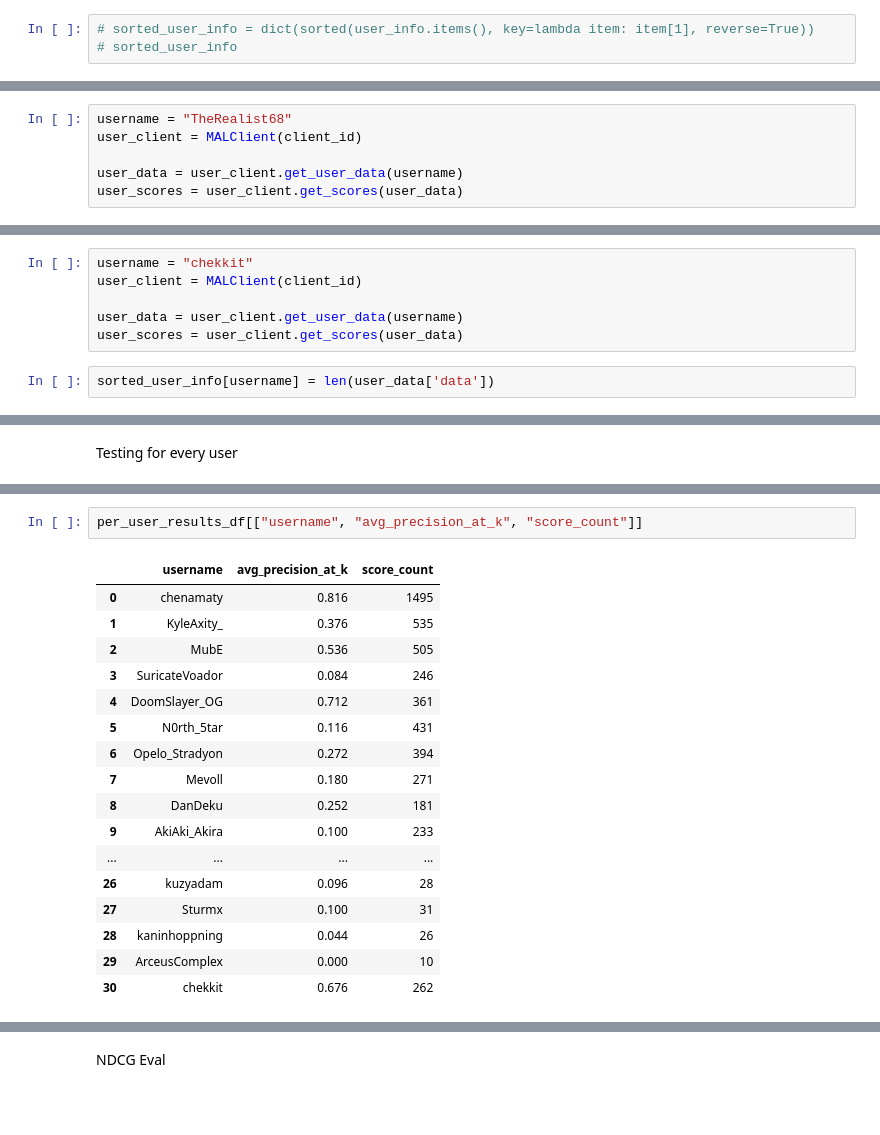
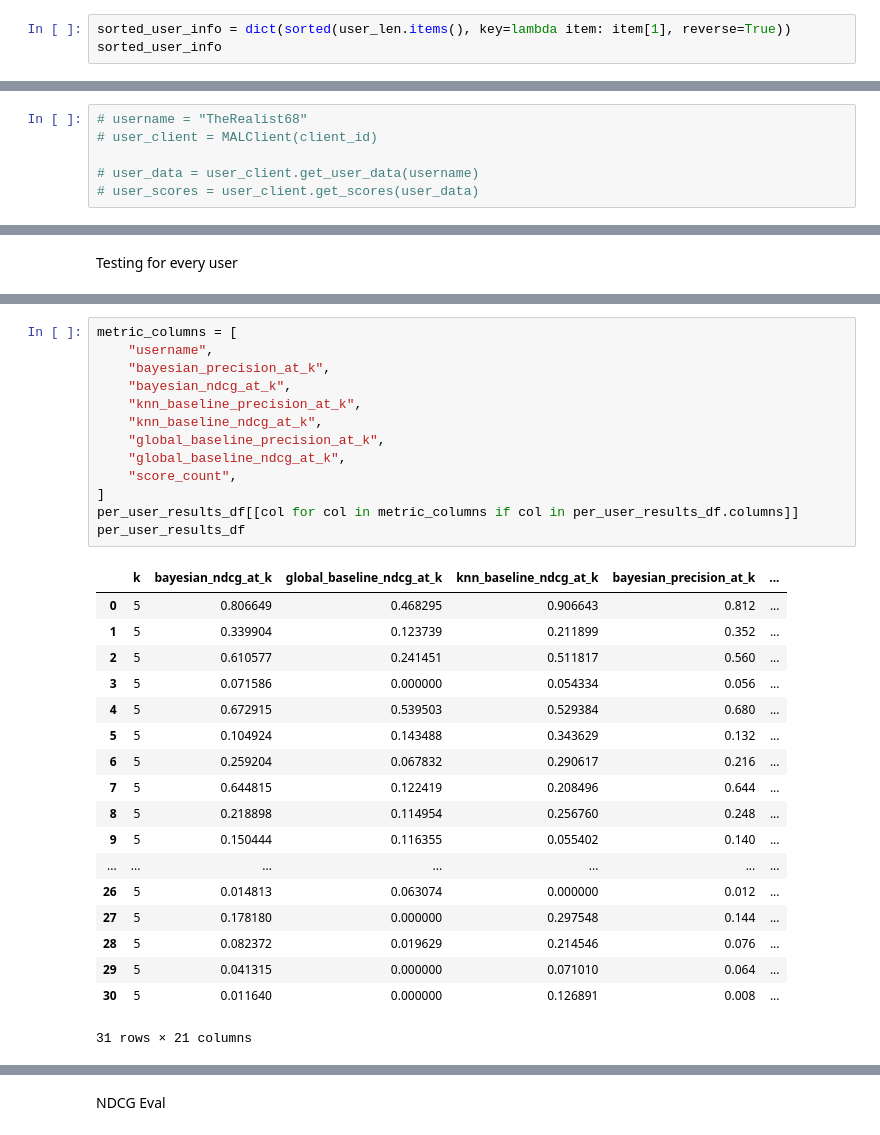
Before and after one commit to sidmetikala-dev/anirec_v2, a Jupyter notebook: notebooks/experimentation.ipynb, the cells around one changed output, grey strips where cells are left out. Drawn from its saved outputs; the diff is of its cells as text; blank space fills up the shorter version.

Commit message:
Multiuser eval
I am going to take a break from two tower and do multiuser eval on bayesian so that when I do two tower I have something to compare to.

```diff
--- a/notebooks/experimentation.ipynb
+++ b/notebooks/experimentation.ipynb
@@ -46,3 +121,3 @@ users = set({'Cresherhsm', 'Mevoll', 'Cheuns', 'Haileytokar', 'dragonenjoyer', '
 # %%
-# sorted_user_info = dict(sorted(user_info.items(), key=lambda item: item[1], reverse=True))
-# sorted_user_info
+sorted_user_info = dict(sorted(user_len.items(), key=lambda item: item[1], reverse=True))
+sorted_user_info
@@ -124,11 +218,11 @@ anime_df_scaled = recommender.anime_df_scaled
 # %% [markdown]
 Get user Data
 # %%
-username = "TheRealist68"
-user_client = MALClient(client_id)
+# username = "TheRealist68"
+# user_client = MALClient(client_id)
 
-user_data = user_client.get_user_data(username)
-user_scores = user_client.get_scores(user_data)
+# user_data = user_client.get_user_data(username)
+# user_scores = user_client.get_scores(user_data)
 # %% [markdown]
 Recommendation pipeline
 # %%
@@ -206,14 +290,6 @@ Comparing knn and bayesian for small number of rated anime
 
 # display(hybrid_summary)
 # display(best_hybrid_weights)
-# %%
-username = "chekkit"
-user_client = MALClient(client_id)
-
-user_data = user_client.get_user_data(username)
-user_scores = user_client.get_scores(user_data)
-# %%
-sorted_user_info[username] = len(user_data['data'])
 # %% [markdown]
 Testing candidate generation
 # %%
@@ -451,20 +529,32 @@ Like threshold: 7.0, Hidden: 46
 # %%
-per_user_results_df[["username", "avg_precision_at_k", "score_count"]]
+metric_columns = [
+    "username",
+    "bayesian_precision_at_k",
+    "bayesian_ndcg_at_k",
+    "knn_baseline_precision_at_k",
+    "knn_baseline_ndcg_at_k",
+    "global_baseline_precision_at_k",
+    "global_baseline_ndcg_at_k",
+    "score_count",
+]
+per_user_results_df[[col for col in metric_columns if col in per_user_results_df.columns]]
+per_user_results_df
 # %% [output]
-|  | username | avg_precision_at_k | score_count |
-| 0 | chenamaty | 0.816 | 1495 |
-| 1 | KyleAxity_ | 0.376 | 535 |
-| 2 | MubE | 0.536 | 505 |
-| 3 | SuricateVoador | 0.084 | 246 |
-| 4 | DoomSlayer_OG | 0.712 | 361 |
-| 5 | N0rth_5tar | 0.116 | 431 |
-| 6 | Opelo_Stradyon | 0.272 | 394 |
-| 7 | Mevoll | 0.180 | 271 |
-| 8 | DanDeku | 0.252 | 181 |
-| 9 | AkiAki_Akira | 0.100 | 233 |
-| ... | ... | ... | ... |
-| 26 | kuzyadam | 0.096 | 28 |
-| 27 | Sturmx | 0.100 | 31 |
-| 28 | kaninhoppning | 0.044 | 26 |
-| 29 | ArceusComplex | 0.000 | 10 |
-| 30 | chekkit | 0.676 | 262 |
+|  | k | bayesian_ndcg_at_k | global_baseline_ndcg_at_k | knn_baseline_ndcg_at_k | bayesian_precision_at_k | ... |
+| 0 | 5 | 0.806649 | 0.468295 | 0.906643 | 0.812 | ... |
+| 1 | 5 | 0.339904 | 0.123739 | 0.211899 | 0.352 | ... |
+| 2 | 5 | 0.610577 | 0.241451 | 0.511817 | 0.560 | ... |
+| 3 | 5 | 0.071586 | 0.000000 | 0.054334 | 0.056 | ... |
+| 4 | 5 | 0.672915 | 0.539503 | 0.529384 | 0.680 | ... |
+| 5 | 5 | 0.104924 | 0.143488 | 0.343629 | 0.132 | ... |
+| 6 | 5 | 0.259204 | 0.067832 | 0.290617 | 0.216 | ... |
+| 7 | 5 | 0.644815 | 0.122419 | 0.208496 | 0.644 | ... |
+| 8 | 5 | 0.218898 | 0.114954 | 0.256760 | 0.248 | ... |
+| 9 | 5 | 0.150444 | 0.116355 | 0.055402 | 0.140 | ... |
+| ... | ... | ... | ... | ... | ... | ... |
+| 26 | 5 | 0.014813 | 0.063074 | 0.000000 | 0.012 | ... |
+| 27 | 5 | 0.178180 | 0.000000 | 0.297548 | 0.144 | ... |
+| 28 | 5 | 0.082372 | 0.019629 | 0.214546 | 0.076 | ... |
+| 29 | 5 | 0.041315 | 0.000000 | 0.071010 | 0.064 | ... |
+| 30 | 5 | 0.011640 | 0.000000 | 0.126891 | 0.008 | ... |
+31 rows × 21 columns
```
Also changed, not shown: parts of 13 cells of this notebook, 6 other files.
